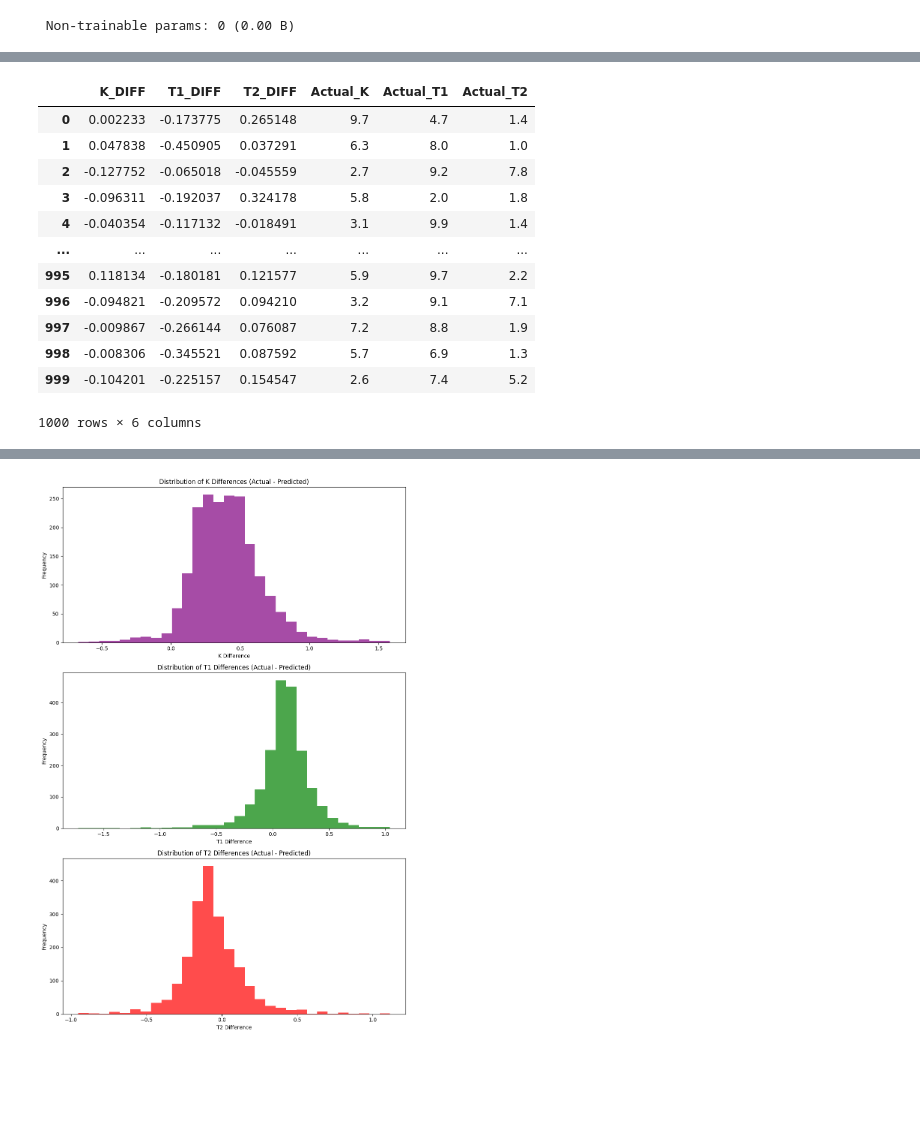
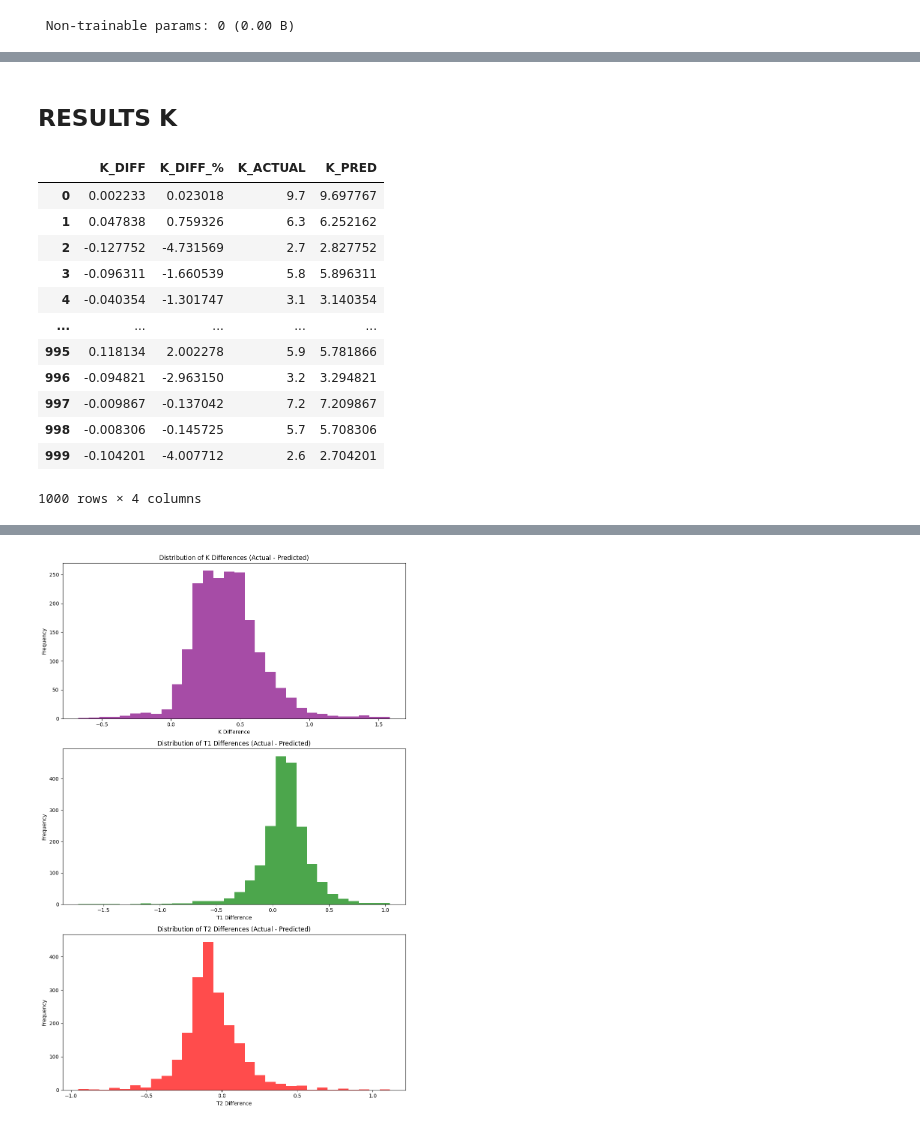
Before and after one commit to sergiokali/apa, a Jupyter notebook: AiPATrainer.ipynb, the cells around one changed output, grey strips where cells are left out. Cells and saved outputs as stored; diff of their text form; code cells hidden in the pictures; blank space fills up the shorter version.

```diff
--- a/AiPATrainer.ipynb
+++ b/AiPATrainer.ipynb
@@ -241,8 +242,7 @@ model = Model(inputs=inputs, outputs=outputs)
 
 # 5. Compile
 optimizer_lr_adjusted = Adam(learning_rate=0.001)
-model.compile(optimizer=optimizer_lr_adjusted, loss='mse', )
-
+model.compile(optimizer=optimizer_lr_adjusted, loss='mse',metrics = ['r2_score'] )
 # 6. Check your architecture
 model.summary()
 # %% [output]
@@ -268,7 +268,28 @@ Model: "functional_1"
  Trainable params: 626,243 (2.39 MB)
  Non-trainable params: 0 (0.00 B)
 # %%
-history = model.fit(X_train_scaled, y_train_scaled, epochs=200, batch_size=32, validation_split=0.2, verbose=1)
+
+
+# 1. Set up Early Stopping
+early_stop = EarlyStopping(
+    monitor='val_loss',  # Watch the validation loss
+    patience=15,         # Wait 15 epochs after it stops improving before killing it
+    restore_best_weights=True # Automatically roll back to the best weights when stopped
+)
+
+# 2. Set up Model Checkpoint
+checkpoint = ModelCheckpoint(
+    filepath='best_system_model.keras',
+    monitor='val_loss',
+    save_best_only=True, # ONLY overwrite the file if the model got better
+    verbose=1            # Prints a message when it saves
+)
+
+history = model.fit(X_train_scaled, y_train_scaled,
+                    epochs=50, batch_size=32,
+                    validation_split=0.2,
+                    callbacks=[early_stop, checkpoint],
+                    verbose=1)
 # %% [output]
 Epoch 1/200
 100/100 ━━━━━━━━━━━━━━━━━━━━ 5s 7ms/step - loss: 0.3861 - val_loss: 0.1495
@@ -304,27 +388,26 @@ y_actual = y_scaler.inverse_transform(y_test_scaled)
+# %% [markdown]
+## RESULTS K
 # %%
 import pandas as pd
 
-results_df = pd.DataFrame({
+results_K = pd.DataFrame({
     'K_DIFF' : y_actual[:, 0] - y_pred[:, 0],
-    'K_DIFF_%' : (y_actual[:, 0] - y_pred[:, 0]) / y_actual[:, 0],
-    'T1_DIFF' : y_actual[:, 1] - y_pred[:, 1],
-    'T1_DIFF_%' : (y_actual[:, 1] - y_pred[:, 1]) / y_actual[:, 1],
-    'T2_DIFF' : y_actual[:, 2] - y_pred[:, 2],
-    'T2_DIFF' : (y_actual[:, 2] - y_pred[:, 2]) / y_actual[:, 2],
+    'K_DIFF_%' : (100*(y_actual[:, 0] - y_pred[:, 0]) / y_actual[:, 0] ),
+    'K_ACTUAL': y_actual[:, 0],
+    'K_PRED' : y_pred[:, 0],
 })
-
-display(results_df)
+display(results_K)
 # %% [output]
-|  | K_DIFF | T1_DIFF | T2_DIFF | Actual_K | Actual_T1 | Actual_T2 |
-| 0 | 0.002233 | -0.173775 | 0.265148 | 9.7 | 4.7 | 1.4 |
-| 1 | 0.047838 | -0.450905 | 0.037291 | 6.3 | 8.0 | 1.0 |
-| 2 | -0.127752 | -0.065018 | -0.045559 | 2.7 | 9.2 | 7.8 |
-| 3 | -0.096311 | -0.192037 | 0.324178 | 5.8 | 2.0 | 1.8 |
-| 4 | -0.040354 | -0.117132 | -0.018491 | 3.1 | 9.9 | 1.4 |
-| ... | ... | ... | ... | ... | ... | ... |
-| 995 | 0.118134 | -0.180181 | 0.121577 | 5.9 | 9.7 | 2.2 |
-| 996 | -0.094821 | -0.209572 | 0.094210 | 3.2 | 9.1 | 7.1 |
-| 997 | -0.009867 | -0.266144 | 0.076087 | 7.2 | 8.8 | 1.9 |
-| 998 | -0.008306 | -0.345521 | 0.087592 | 5.7 | 6.9 | 1.3 |
-| 999 | -0.104201 | -0.225157 | 0.154547 | 2.6 | 7.4 | 5.2 |
+|  | K_DIFF | K_DIFF_% | K_ACTUAL | K_PRED |
+| 0 | 0.002233 | 0.023018 | 9.7 | 9.697767 |
+| 1 | 0.047838 | 0.759326 | 6.3 | 6.252162 |
+| 2 | -0.127752 | -4.731569 | 2.7 | 2.827752 |
+| 3 | -0.096311 | -1.660539 | 5.8 | 5.896311 |
+| 4 | -0.040354 | -1.301747 | 3.1 | 3.140354 |
+| ... | ... | ... | ... | ... |
+| 995 | 0.118134 | 2.002278 | 5.9 | 5.781866 |
+| 996 | -0.094821 | -2.963150 | 3.2 | 3.294821 |
+| 997 | -0.009867 | -0.137042 | 7.2 | 7.209867 |
+| 998 | -0.008306 | -0.145725 | 5.7 | 5.708306 |
+| 999 | -0.104201 | -4.007712 | 2.6 | 2.704201 |
-1000 rows × 6 columns
+1000 rows × 4 columns
```
Also changed, not shown: parts of 10 cells of this notebook.
